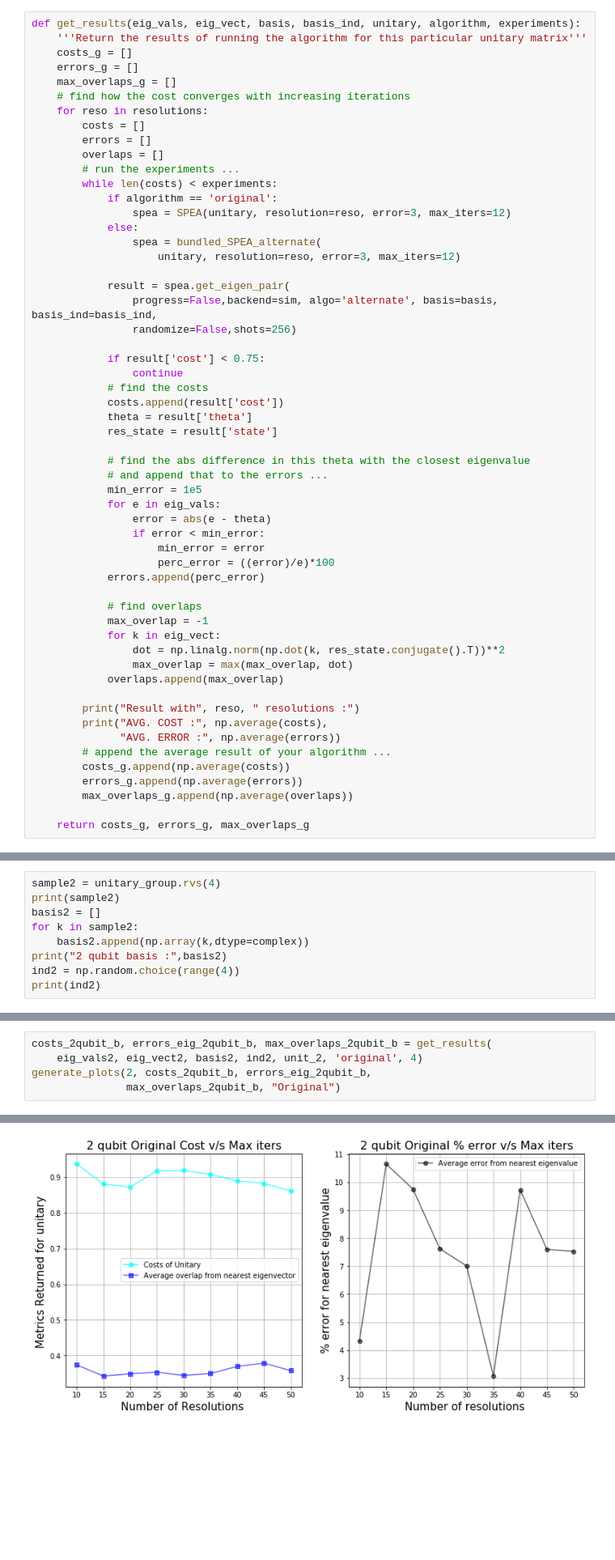
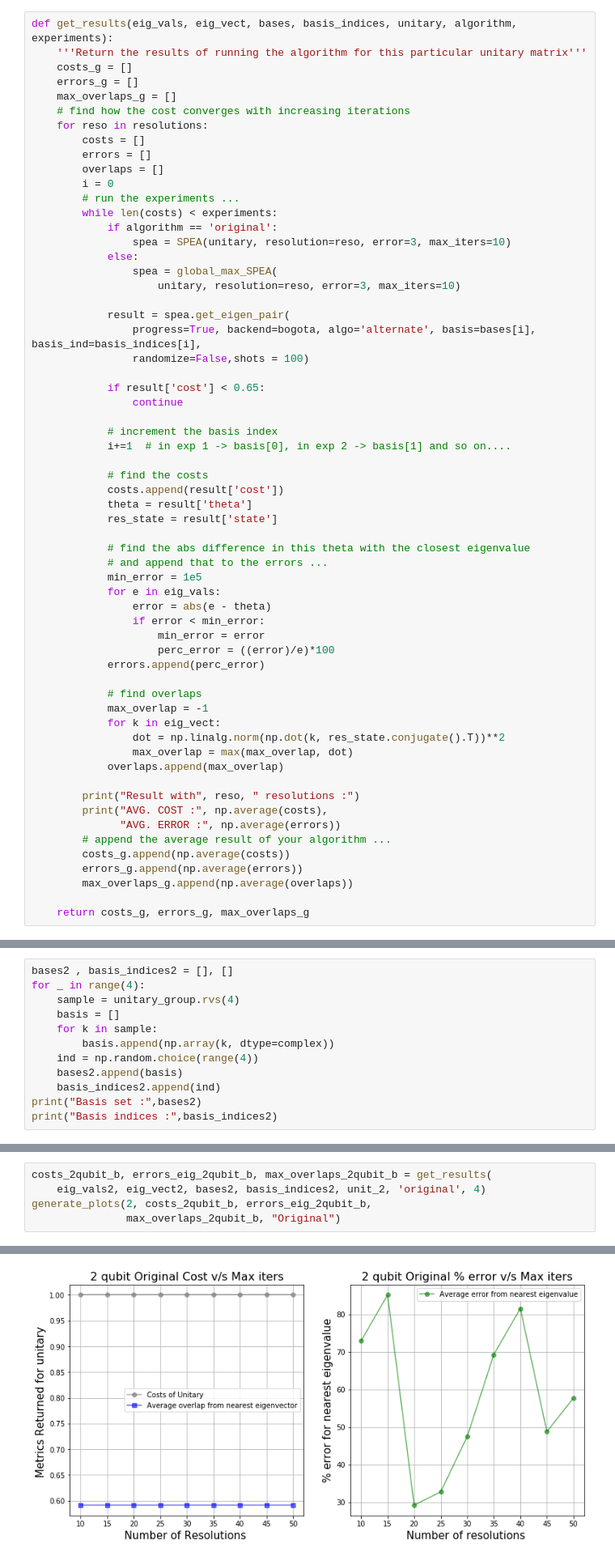
Before and after one commit to TheGupta2012/QPE-Algorithms, a Jupyter notebook: QPE/Statistical QPE/Experiments/Experiment 1 - Resolution vs size of Unitary(Actual backend).ipynb, the cells around one changed output, grey strips where cells are left out. Shown: that part at 81% size. Drawn from its saved outputs; the diff is of its cells as text; blank space fills up the shorter version.

```diff
--- a/QPE/Statistical QPE/Experiments/Experiment 1 - Resolution vs size of Unitary(Actual backend).ipynb
+++ b/QPE/Statistical QPE/Experiments/Experiment 1 - Resolution vs size of Unitary(Actual backend).ipynb
@@ -75,7 +75,7 @@ def generate_plots(unitary_size, costs, errors, overlaps, algorithm):
     fig.savefig("Experiment_1/"+str(unitary_size)+"_qubit(random)(backend)/" +
                 algorithm+" Algorithm (alternate).JPG", dpi=200)
 # %%
-def get_results(eig_vals, eig_vect, basis, basis_ind, unitary, algorithm, experiments):
+def get_results(eig_vals, eig_vect, bases, basis_indices, unitary, algorithm, experiments):
     '''Return the results of running the algorithm for this particular unitary matrix'''
     costs_g = []
     errors_g = []
@@ -85,20 +85,25 @@ def get_results(eig_vals, eig_vect, basis, basis_ind, unitary, algorithm, experi
         costs = []
         errors = []
         overlaps = []
+        i = 0
         # run the experiments ...
         while len(costs) < experiments:
             if algorithm == 'original':
-                spea = SPEA(unitary, resolution=reso, error=3, max_iters=12)
+                spea = SPEA(unitary, resolution=reso, error=3, max_iters=10)
             else:
-                spea = bundled_SPEA_alternate(
-                    unitary, resolution=reso, error=3, max_iters=12)
+                spea = global_max_SPEA(
+                    unitary, resolution=reso, error=3, max_iters=10)
 
             result = spea.get_eigen_pair(
-                progress=False,backend=sim, algo='alternate', basis=basis, basis_ind=basis_ind,
-                randomize=False,shots=256)
+                progress=True, backend=bogota, algo='alternate', basis=bases[i], basis_ind=basis_indices[i],
+                randomize=False,shots = 100)
 
-            if result['cost'] < 0.75:
+            if result['cost'] < 0.65:
                 continue
+
+            # increment the basis index
+            i+=1  # in exp 1 -> basis[0], in exp 2 -> basis[1] and so on....
+
             # find the costs
             costs.append(result['cost'])
             theta = result['theta']
@@ -265,12 +270,15 @@ Eigenvalues : [0.89509573 0.56528866 0.18214624 0.30938693]
 # %% [markdown]
 ### Generate Basis
 # %%
-sample2 = unitary_group.rvs(4)
-print(sample2)
-basis2 = []
-for k in sample2:
-    basis2.append(np.array(k,dtype=complex))
-print("2 qubit basis :",basis2)
-ind2 = np.random.choice(range(4))
-print(ind2)
+bases2 , basis_indices2 = [], []
+for _ in range(4):
+    sample = unitary_group.rvs(4)
+    basis = []
+    for k in sample:
+        basis.append(np.array(k, dtype=complex))
+    ind = np.random.choice(range(4))
+    bases2.append(basis)
+    basis_indices2.append(ind)
+print("Basis set :",bases2)
+print("Basis indices :",basis_indices2)
 # %% [output]
@@ -293,7 +305,7 @@ print(ind2)
 ### Algorithm 1
 # %%
 costs_2qubit_b, errors_eig_2qubit_b, max_overlaps_2qubit_b = get_results(
-    eig_vals2, eig_vect2, basis2, ind2, unit_2, 'original', 4)
+    eig_vals2, eig_vect2, bases2, basis_indices2, unit_2, 'original', 4)
 generate_plots(2, costs_2qubit_b, errors_eig_2qubit_b,
                max_overlaps_2qubit_b, "Original")
 # %% [output]
@@ -317,4 +330,4 @@ AVG. COST : 0.86083984375 AVG. ERROR : 7.5266353981175
-[figure, old version]
+[figure, new version]
 # %% [markdown]
 ### Algorithm 2
 # %%
```
Also changed, not shown: parts of 27 cells of this notebook, 23 other files.
